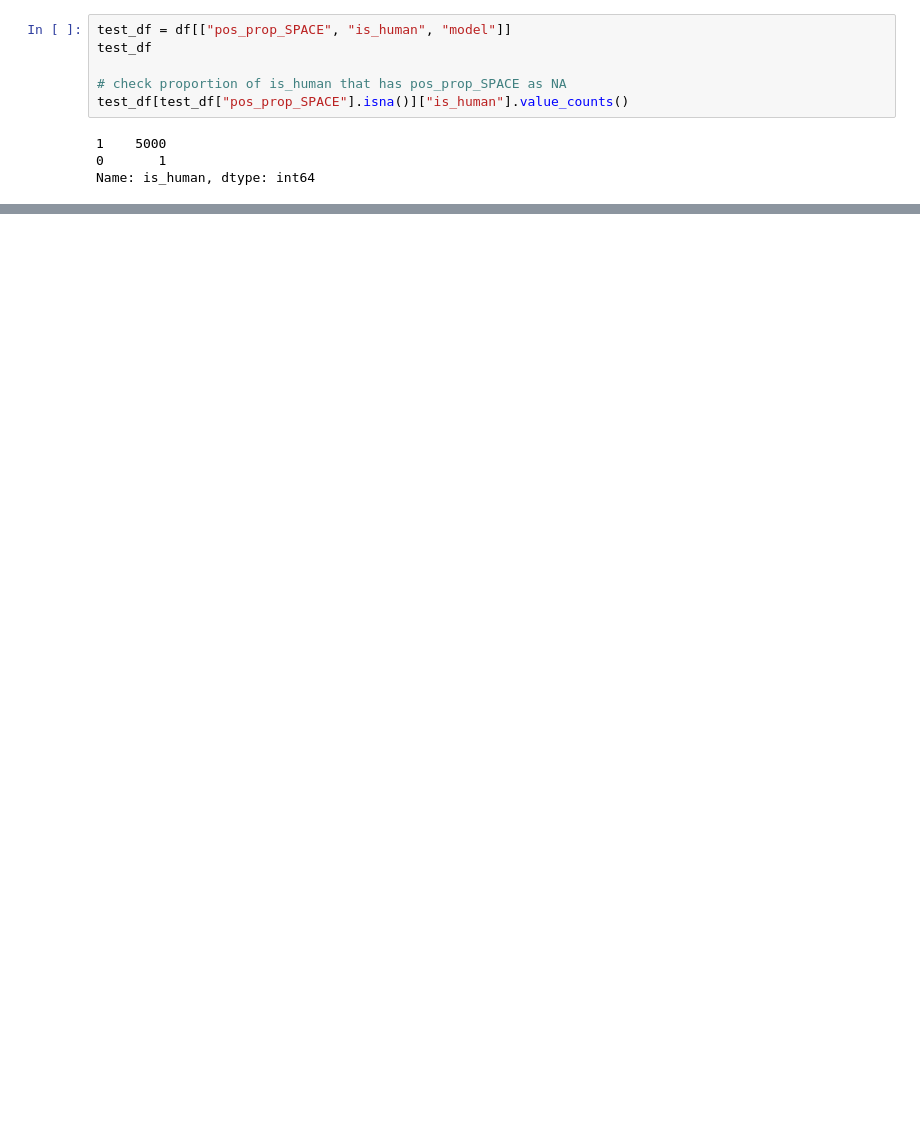
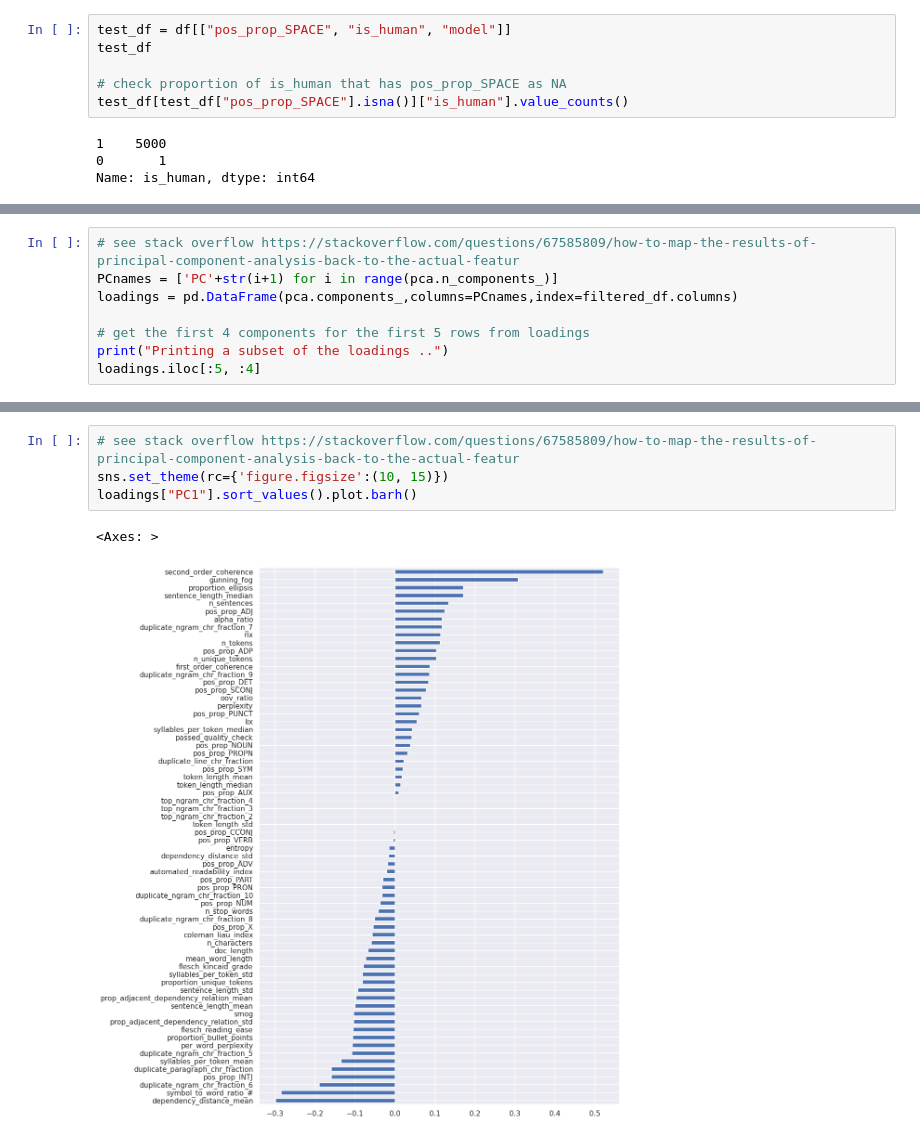
Before and after one commit to rbroc/echo, a Jupyter notebook: notes/progress-9-04-24.ipynb, the cells around one changed output, grey strips where cells are left out. Saved outputs shown, nothing was run; the diff lists cells and outputs as text; blank space fills up the shorter version.

```diff
--- a/notes/progress-9-04-24.ipynb
+++ b/notes/progress-9-04-24.ipynb
@@ -209,0 +281,8 @@ Name: is_human, dtype: int64
+# %%
+# see stack overflow https://stackoverflow.com/questions/67585809/how-to-map-the-results-of-principal-component-analysis-back-to-the-actual-featur
+PCnames = ['PC'+str(i+1) for i in range(pca.n_components_)]
+loadings = pd.DataFrame(pca.components_,columns=PCnames,index=filtered_df.columns)
+
+# get the first 4 components for the first 5 rows from loadings
+print("Printing a subset of the loadings ..")
+loadings.iloc[:5, :4]
@@ -209,0 +297,7 @@ Name: is_human, dtype: int64
+# %%
+# see stack overflow https://stackoverflow.com/questions/67585809/how-to-map-the-results-of-principal-component-analysis-back-to-the-actual-featur
+sns.set_theme(rc={'figure.figsize':(10, 15)})
+loadings["PC1"].sort_values().plot.barh()
+# %% [output]
+<Axes: >
+[figure, added]
```
Also changed, not shown: parts of 10 cells of this notebook.
